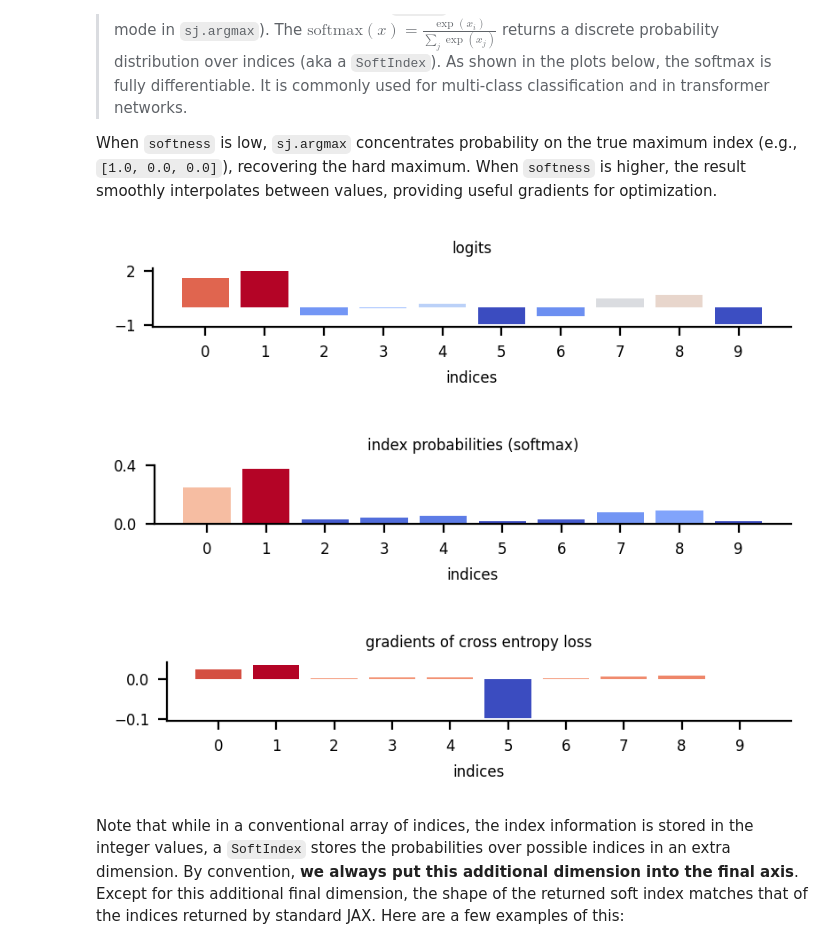
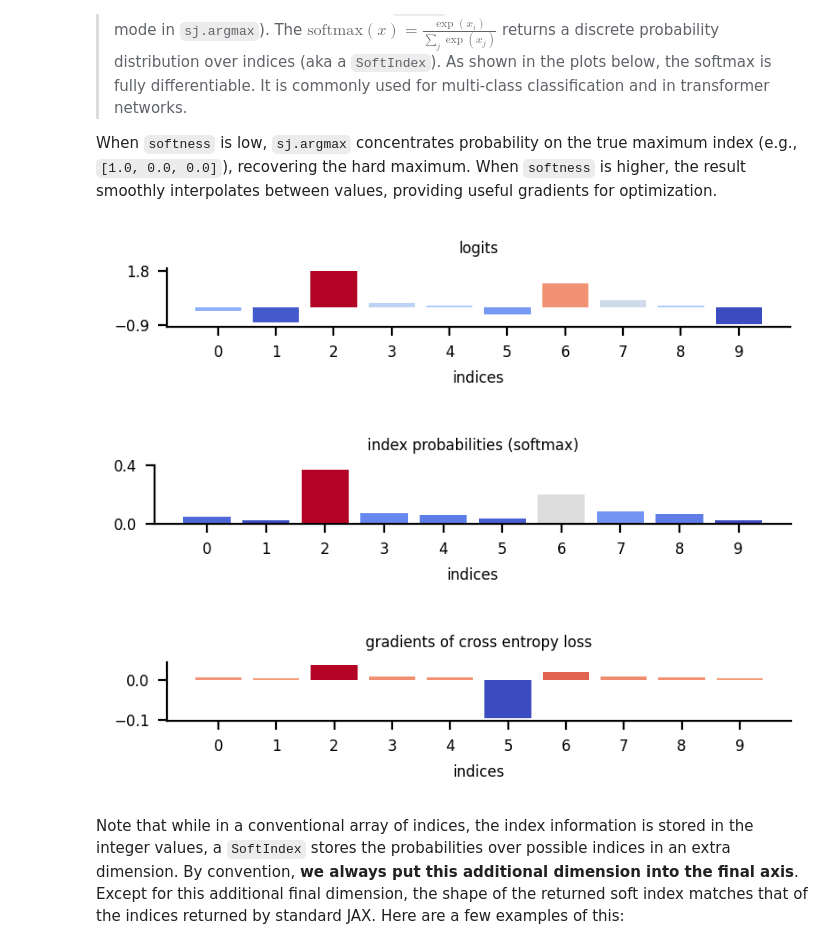
Before and after one commit to a-paulus/softjax, a Jupyter notebook: all-of-softjax/all-of-softjax.ipynb, the cells around one changed output. Saved outputs shown, nothing was run; the diff lists cells and outputs as text; code cells hidden in the pictures.

```diff
--- a/all-of-softjax/all-of-softjax.ipynb
+++ b/all-of-softjax/all-of-softjax.ipynb
@@ -5,7 +5,6 @@ Softjax provides easy-to-use differentiable function surrogates of non-different
 
 This pages guides you through all of Softjax key functionalities.
 # %%
-import os
 from collections.abc import Callable
 
 import jax
@@ -16,11 +15,9 @@ from matplotlib.colors import LinearSegmentedColormap
 from matplotlib.lines import Line2D
 
 
-os.environ["JAX_ENABLE_X64"] = "true"
-os.environ["JAX_DEFAULT_MATMUL_PRECISION"] = "high"
-os.environ["JAX_DEBUG_NANS"] = "false"
+jax.config.update("jax_enable_x64", True)
+jax.config.update("jax_default_matmul_precision", "high")
 jax.config.update("jax_platforms", "cpu")
-plt.rcParams["figure.dpi"] = 200
 # %%
 linewidth = 1.0
 SMALL_SIZE = 6
@@ -583,23 +576,23 @@ print(sj.argmax(x))
 When `softness` is low, `sj.argmax` concentrates probability on the true maximum index (e.g., `[1.0, 0.0, 0.0]`), recovering the hard maximum. When `softness` is higher, the result smoothly interpolates between values, providing useful gradients for optimization.
 # %%
 def cross_entropy(x, class_target=5):
-    probs = sj.argmax(x)
+    probs = sj.argmax(x, softness=10.0)
     target_one_hot = jax.nn.one_hot(class_target, num_classes=x.shape[0])
     log_probs = jnp.log(probs)
     return -(target_one_hot * log_probs).mean()
 
 
 x = jax.random.normal(jax.random.key(0), shape=(10,))
-probs = sj.argmax(x)
+probs = sj.argmax(x, softness=10.0)
 lossgrads = jax.grad(cross_entropy)(x)
 
 plot_softindices_1D(x, title="logits")
 plot_softindices_1D(probs, title="index probabilities (softmax)")
 plot_softindices_1D(lossgrads, title="gradients of cross entropy loss")
 # %% [output]
-[figure, old version]
+[figure, new version]
-[figure, old version]
+[figure, new version]
-[figure, old version]
+[figure, new version]
 # %% [markdown]
 Note that while in a conventional array of indices, the index information is stored in the integer values, a `SoftIndex` stores the probabilities over possible indices in an extra dimension. By convention, **we always put this additional dimension into the final axis**. Except for this additional final dimension, the shape of the returned soft index matches that of the indices returned by standard JAX.
 Here are a few examples of this:
```
Also changed, not shown: parts of 26 cells of this notebook, 31 other files.
